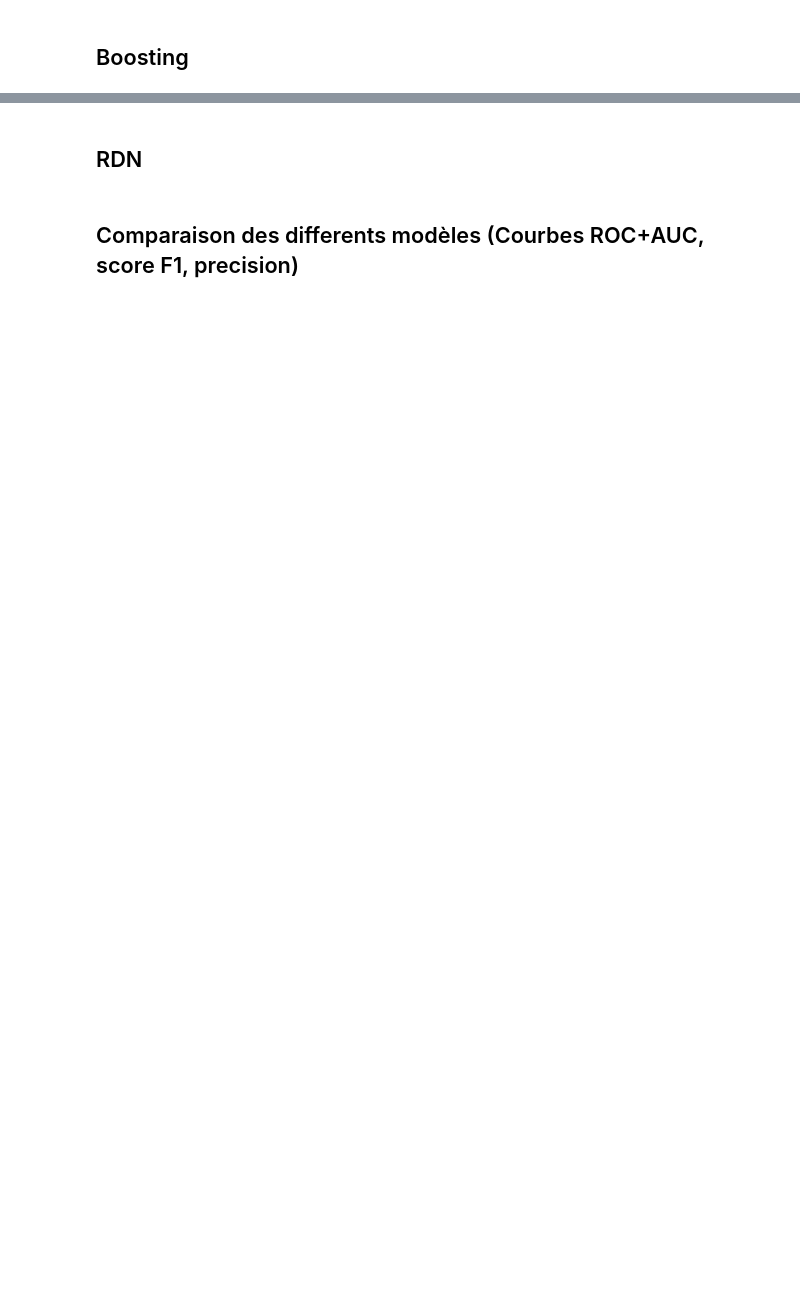
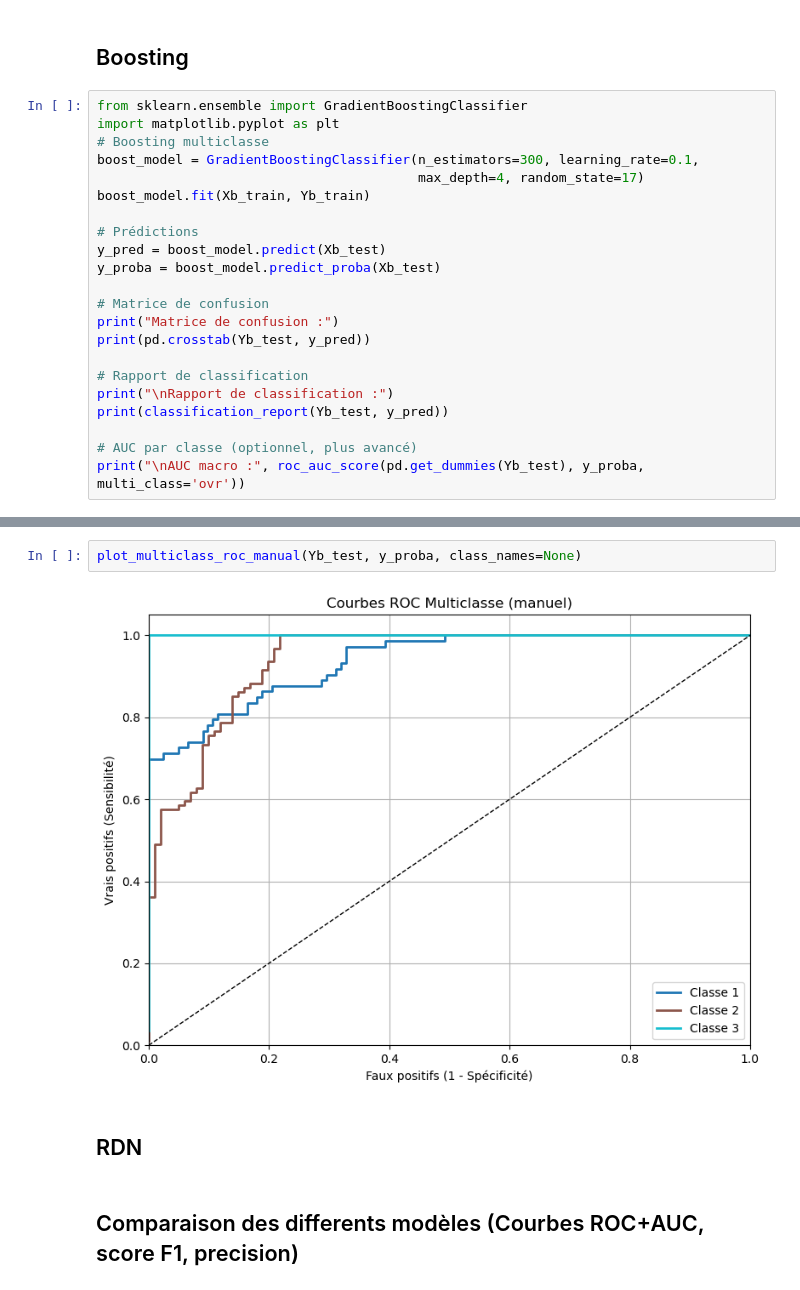
Before and after one commit to QUENTINTOUIL/Projet_ML, a Jupyter notebook: Python.ipynb, the cells around one changed output, grey strips where cells are left out. Cells and saved outputs as stored; diff of their text form; blank space fills up the shorter version.

```diff
--- a/Python.ipynb
+++ b/Python.ipynb
@@ -705,2 +780,24 @@ weighted avg       0.85      0.85      0.85       195
 # %% [markdown]
 ## Boosting
+# %%
+from sklearn.ensemble import GradientBoostingClassifier
+import matplotlib.pyplot as plt
+# Boosting multiclasse
+boost_model = GradientBoostingClassifier(n_estimators=300, learning_rate=0.1,
+                                         max_depth=4, random_state=17)
+boost_model.fit(Xb_train, Yb_train)
+
+# Prédictions
+y_pred = boost_model.predict(Xb_test)
+y_proba = boost_model.predict_proba(Xb_test)
+
+# Matrice de confusion
+print("Matrice de confusion :")
+print(pd.crosstab(Yb_test, y_pred))
+
+# Rapport de classification
+print("\nRapport de classification :")
+print(classification_report(Yb_test, y_pred))
+
+# AUC par classe (optionnel, plus avancé)
+print("\nAUC macro :", roc_auc_score(pd.get_dummies(Yb_test), y_proba, multi_class='ovr'))
@@ -707,3 +825,7 @@ weighted avg       0.85      0.85      0.85       195
+# %%
+plot_multiclass_roc_manual(Yb_test, y_proba, class_names=None)
+# %% [output]
+[figure, added]
 # %% [markdown]
 ## RDN
 # %% [markdown]
```
Also changed, not shown: parts of 23 cells of this notebook.
